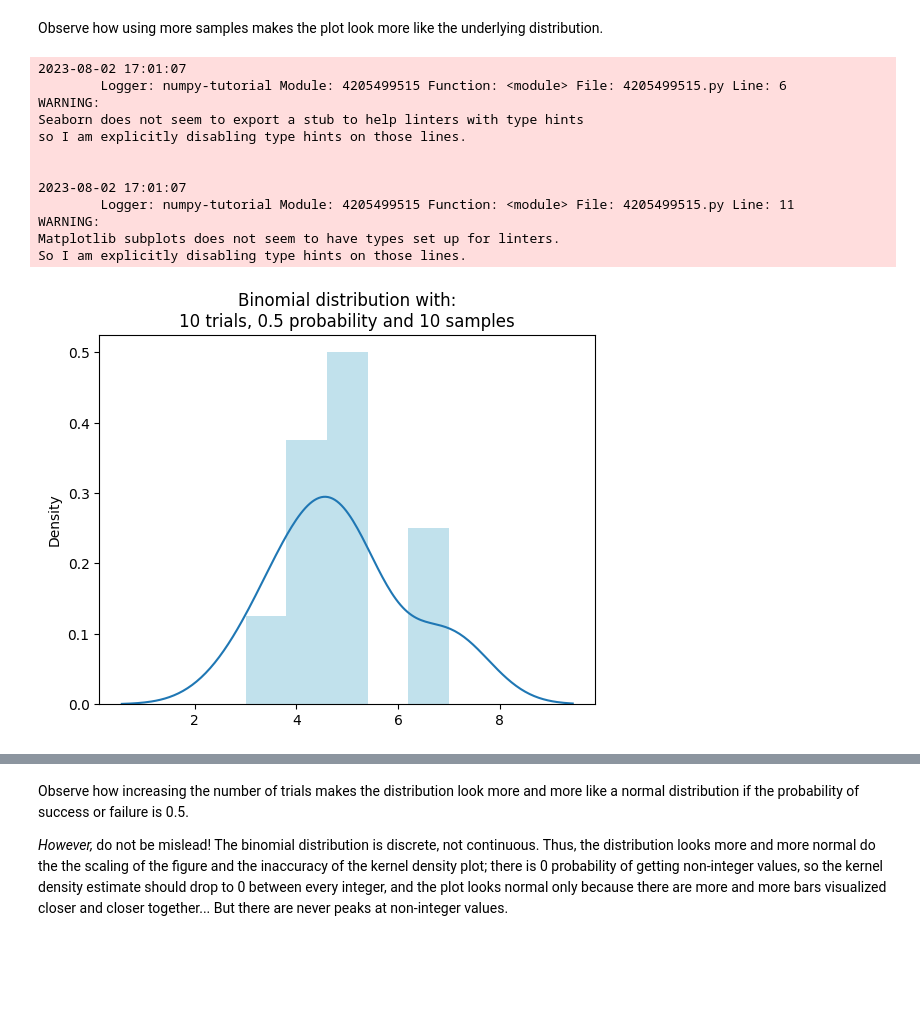
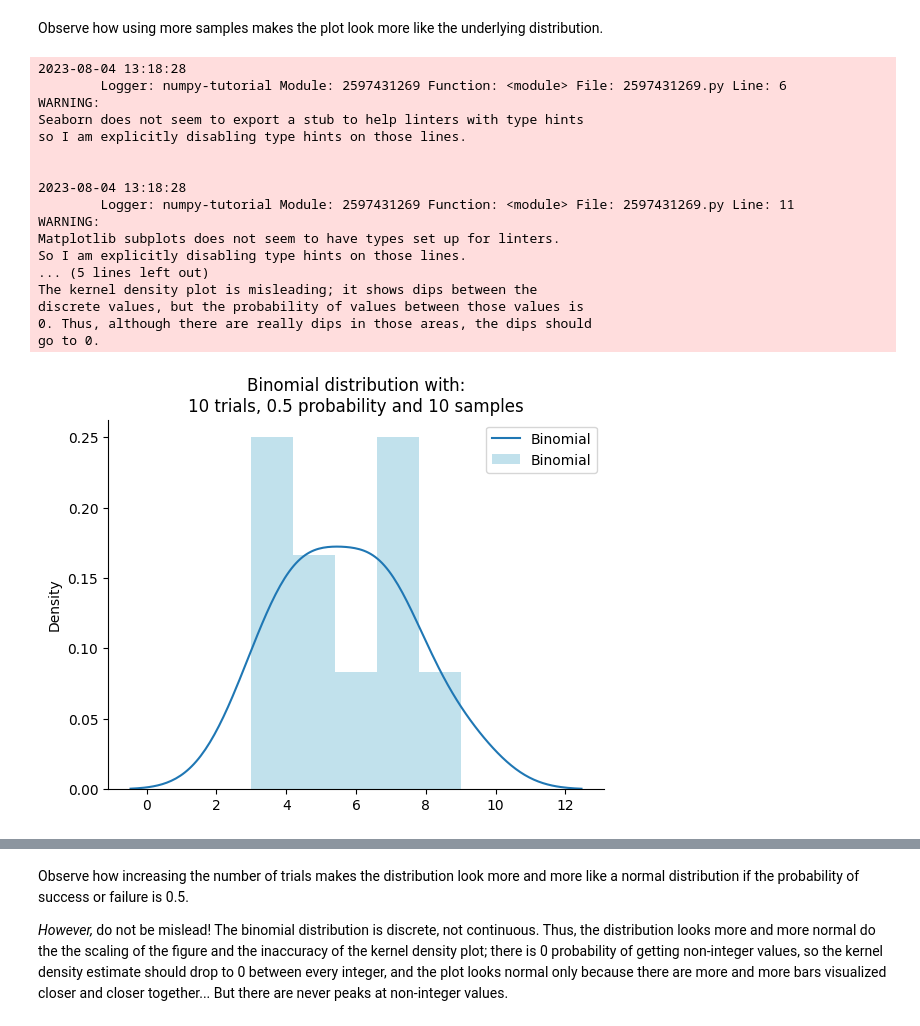
Before and after one commit to KatlehoJordan/ds-playground, a Jupyter notebook: python/notebooks/numpy_tutorial/binomial-distribution.ipynb, the cells around one changed output, grey strips where cells are left out. Saved outputs shown, nothing was run; the diff lists cells and outputs as text; code cells hidden in the pictures; blank space fills up the shorter version.

```diff
--- a/python/notebooks/numpy_tutorial/binomial-distribution.ipynb
+++ b/python/notebooks/numpy_tutorial/binomial-distribution.ipynb
@@ -110,38 +122,50 @@ def plot_normal(n: int = 10, p: float = 0.5, size: int = 10) -> None:
     my_binomial = np.random.binomial(n=n, p=p, size=size) # type: ignore
 
     ax = plt.subplots()[1] # type: ignore
-    sns.kdeplot(my_binomial, ax=ax) # type: ignore
+    sns.kdeplot( # type: ignore
+        my_binomial,
+        ax=ax,
+        label='Binomial'
+        )
     sns.histplot( # type: ignore
         my_binomial, # type: ignore
         ax=ax,
         color='lightblue',
         edgecolor='None',
-        stat='density'
+        stat='density',
+        label='Binomial'
         ).set(
         title='Binomial distribution with:\n'
         f'{n:,} trials, {p} probability and {size:,} samples'
         )
+    sns.despine() # type: ignore
+    plt.legend() # type: ignore
 
 for size in [10, 100, 1_000, 10_000]:
     plot_normal(size=size)
 
 logger.warning(
     'The kernel density plot is misleading; it shows dips between the\n'
     'discrete values, but the probability of values between those values is\n'
     '0. Thus, although there are really dips in those areas, the dips should\n'
     'go to 0.'
 )
 # %% [output]
-2023-08-02 17:01:07
-        Logger: numpy-tutorial Module: 4205499515 Function: <module> File: 4205499515.py Line: 6
+2023-08-04 13:18:28
+        Logger: numpy-tutorial Module: 2597431269 Function: <module> File: 2597431269.py Line: 6
 WARNING:
 Seaborn does not seem to export a stub to help linters with type hints
 so I am explicitly disabling type hints on those lines.
 
 
-2023-08-02 17:01:07
-        Logger: numpy-tutorial Module: 4205499515 Function: <module> File: 4205499515.py Line: 11
+2023-08-04 13:18:28
+        Logger: numpy-tutorial Module: 2597431269 Function: <module> File: 2597431269.py Line: 11
 WARNING:
 Matplotlib subplots does not seem to have types set up for linters.
 So I am explicitly disabling type hints on those lines.
+... (5 lines left out)
+The kernel density plot is misleading; it shows dips between the
+discrete values, but the probability of values between those values is
+0. Thus, although there are really dips in those areas, the dips should
+go to 0.
-[figure, old version]
+[figure, new version]
```
Also changed, not shown: parts of 4 cells of this notebook, 2 other files.
